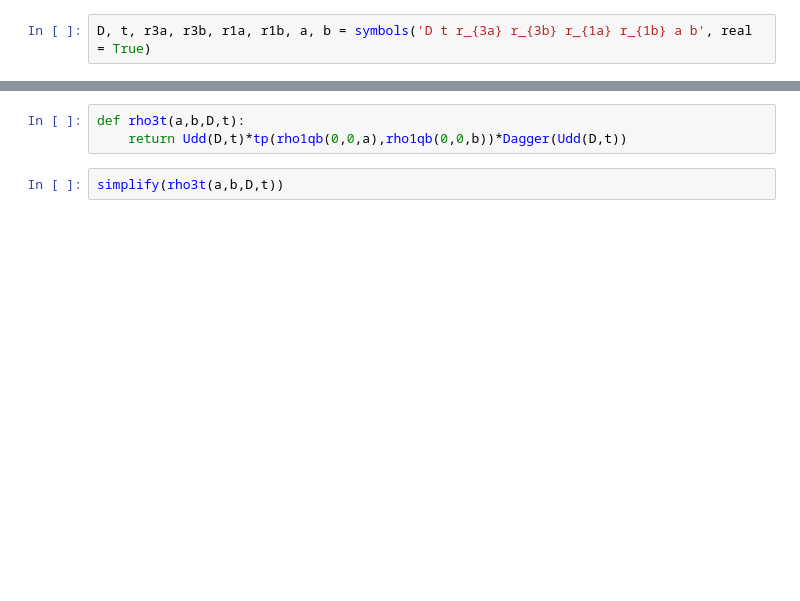
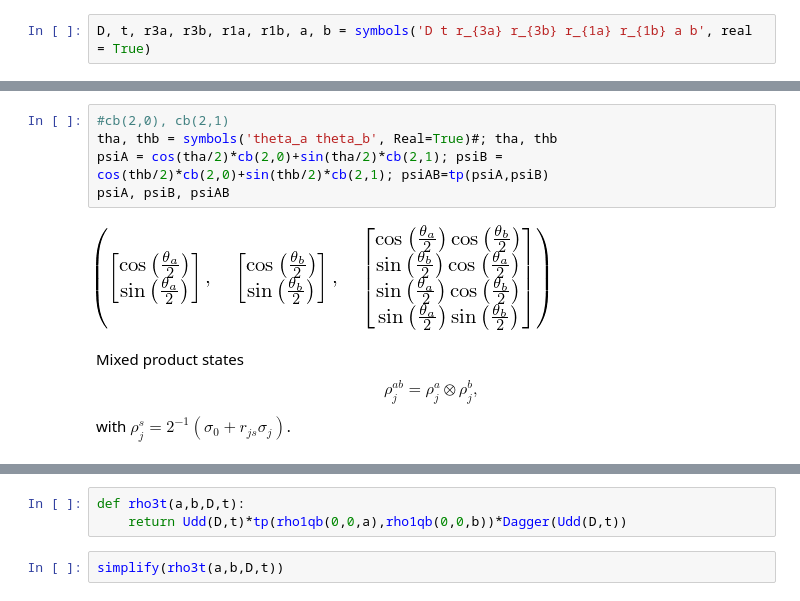
Before and after one commit to jonasmaziero/jupyterQ, a Jupyter notebook: dipolar.ipynb, the cells around one changed output, grey strips where cells are left out. Saved outputs shown, nothing was run; the diff lists cells and outputs as text; blank space fills up the shorter version.

```diff
--- a/dipolar.ipynb
+++ b/dipolar.ipynb
@@ -45,0 +46,13 @@ $\displaystyle \left[\begin{matrix}\frac{e^{1.0 i D t}}{2} + \frac{1}{2} & 0 & 0
+# %%
+#cb(2,0), cb(2,1)
+tha, thb = symbols('theta_a theta_b', Real=True)#; tha, thb
+psiA = cos(tha/2)*cb(2,0)+sin(tha/2)*cb(2,1); psiB = cos(thb/2)*cb(2,0)+sin(thb/2)*cb(2,1); psiAB=tp(psiA,psiB)
+psiA, psiB, psiAB
+# %% [output]
+[figure, added]
+# %% [markdown]
+Mixed product states
+\begin{equation}
+\rho_{j}^{ab} = \rho_{j}^{a}\otimes\rho_{j}^{b},
+\end{equation}
+with $\rho_{j}^{s} = 2^{-1}(\sigma_{0}+r_{js}\sigma_{j})$.
```
Also changed, not shown: parts of 28 cells of this notebook, 2 other files.
